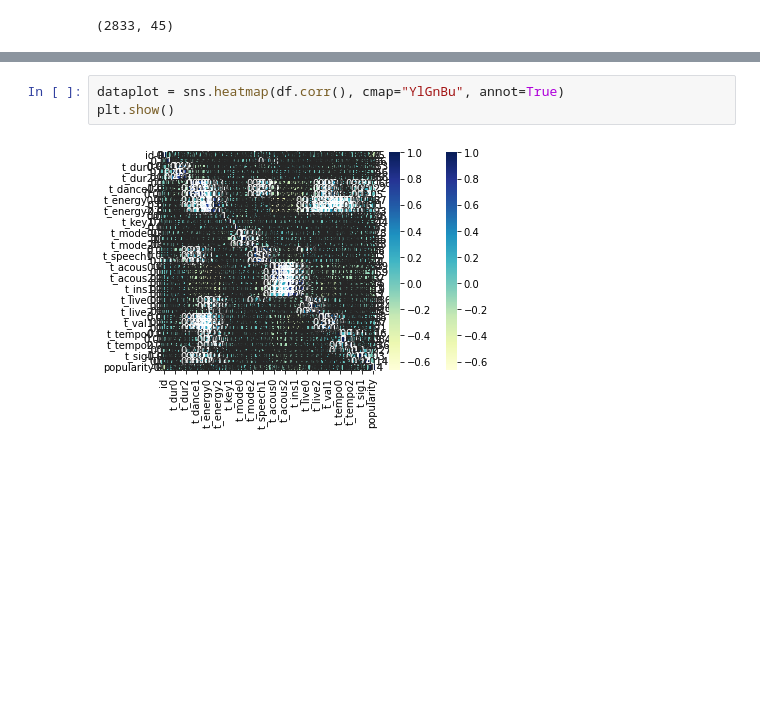
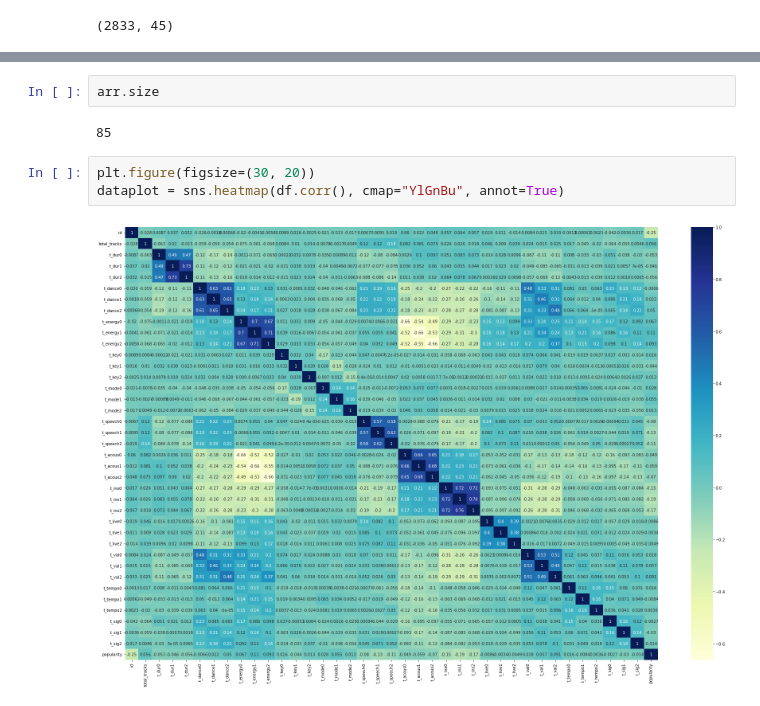
Before and after one commit to thomassi98/TheMachinesLearning, a Jupyter notebook: task_a/master_book.ipynb, the cells around one changed output, grey strips where cells are left out. Drawn from its saved outputs; the diff is of its cells as text; blank space fills up the shorter version.

```diff
--- a/task_a/master_book.ipynb
+++ b/task_a/master_book.ipynb
@@ -80,5 +118,9 @@ df.describe()
+# %%
+arr.size
+# %% [output]
+85
 # %%
+plt.figure(figsize=(30, 20))
 dataplot = sns.heatmap(df.corr(), cmap="YlGnBu", annot=True)
-plt.show()
 # %% [output]
-[figure, old version]
+[figure, new version]
```
Also changed, not shown: parts of 27 cells of this notebook, 2 other files.
